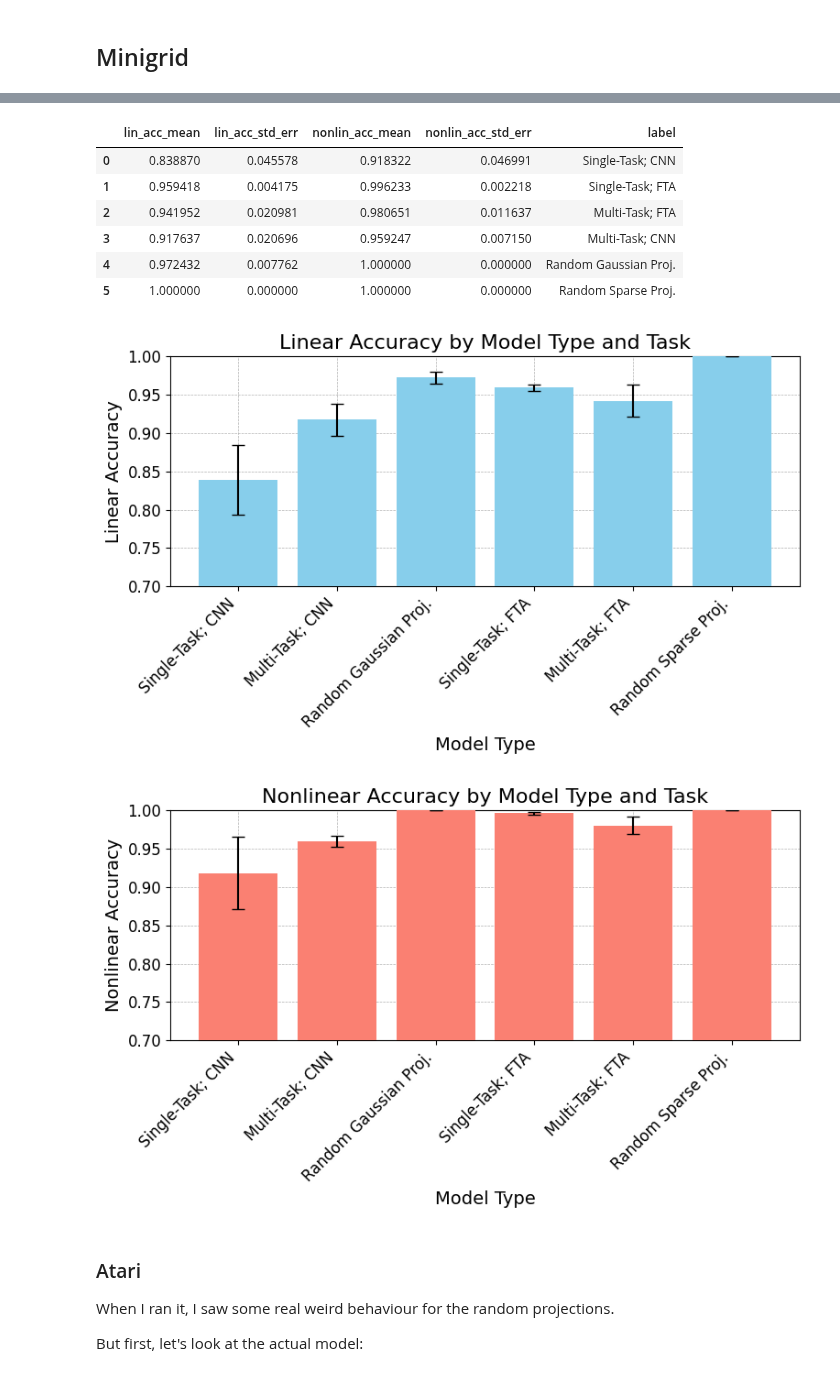
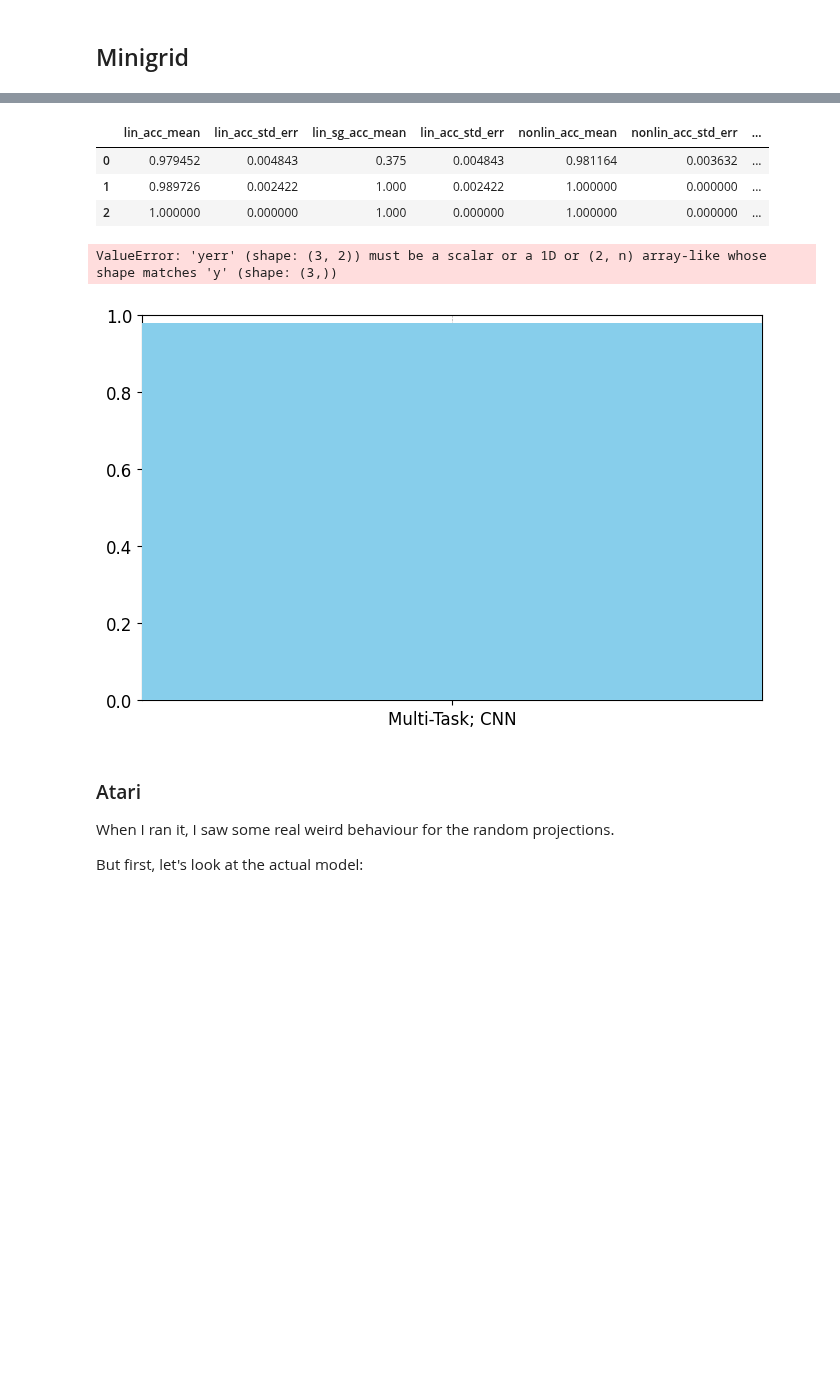
Before and after one commit to kevroi/discovery, a Jupyter notebook: discovery/class_analysis/load_results.ipynb, the cells around one changed output, grey strips where cells are left out. Drawn from its saved outputs; the diff is of its cells as text; code cells hidden in the pictures; blank space fills up the shorter version.

```diff
--- a/discovery/class_analysis/load_results.ipynb
+++ b/discovery/class_analysis/load_results.ipynb
@@ -93,7 +95,9 @@ def clean_df(df, label_mapping):
     df_clean = df.loc[:, (
         "multitask", "model_type",
         "lin_acc_mean", "lin_acc_std_err",
-        "nonlin_acc_mean", "nonlin_acc_std_err")]
+        "lin_sg_acc_mean", "lin_acc_std_err",
+        "nonlin_acc_mean", "nonlin_acc_std_err",
+        "nonlin_sg_acc_mean", "nonlin_sg_acc_std_err",)]
 
     df_clean["label"] = df_clean.apply(
         lambda row: label_mapping[(row["multitask"], row["model_type"])], axis=1
@@ -106,13 +110,10 @@ def clean_df(df, label_mapping):
 df_two_rooms_clean = clean_df(df_two_rooms, label_mapping)
 df_two_rooms_clean
 # %% [output]
-|  | lin_acc_mean | lin_acc_std_err | nonlin_acc_mean | nonlin_acc_std_err | label |
-| 0 | 0.838870 | 0.045578 | 0.918322 | 0.046991 | Single-Task; CNN |
-| 1 | 0.959418 | 0.004175 | 0.996233 | 0.002218 | Single-Task; FTA |
-| 2 | 0.941952 | 0.020981 | 0.980651 | 0.011637 | Multi-Task; FTA |
-| 3 | 0.917637 | 0.020696 | 0.959247 | 0.007150 | Multi-Task; CNN |
-| 4 | 0.972432 | 0.007762 | 1.000000 | 0.000000 | Random Gaussian Proj. |
-| 5 | 1.000000 | 0.000000 | 1.000000 | 0.000000 | Random Sparse Proj. |
+|  | lin_acc_mean | lin_acc_std_err | lin_sg_acc_mean | lin_acc_std_err | nonlin_acc_mean | nonlin_acc_std_err | ... |
+| 0 | 0.979452 | 0.004843 | 0.375 | 0.004843 | 0.981164 | 0.003632 | ... |
+| 1 | 0.989726 | 0.002422 | 1.000 | 0.002422 | 1.000000 | 0.000000 | ... |
+| 2 | 1.000000 | 0.000000 | 1.000 | 0.000000 | 1.000000 | 0.000000 | ... |
 # %%
 # Reorder DataFrame based on the specified order
 order = [
@@ -133,38 +134,42 @@ plt.rc('legend', fontsize=12)    # legend fontsize
 fig, ax = plt.subplots(figsize=(8, 5))
 
 ax.grid(True, which='both', linestyle='--', linewidth=0.5, zorder=0)
-ax.bar(df_two_rooms_clean['label'], df_two_rooms_clean['lin_acc_mean'],
-       yerr=df_two_rooms_clean['lin_acc_std_err'], capsize=5, color='skyblue',
+ax.bar(df_two_rooms_clean['label'],
+       df_two_rooms_clean['lin_acc_mean'],
+       yerr=df_two_rooms_clean['lin_acc_std_err'],
+       capsize=5, color='skyblue',
        zorder=3)
+
+ax.bar(df_two_rooms_clean['label'], df_two_rooms_clean['lin_acc_mean'],)
 
 ax.set_xlabel('Model Type')
 ax.set_ylabel('Linear Accuracy')
 ax.set_title('Linear Accuracy by Model Type and Task')
 ax.set_xticklabels(df_two_rooms_clean['label'], rotation=45, ha='right')
 ax.set_ylim(0.7, 1.0)
 
 plt.tight_layout()
 plt.show()
 
 # Plotting for nonlinear accuracy
 fig, ax = plt.subplots(figsize=(8, 5))
 
 ax.grid(True, which='both', linestyle='--', linewidth=0.5, zorder=0)
 ax.bar(df_two_rooms_clean['label'], df_two_rooms_clean['nonlin_acc_mean'],
        yerr=df_two_rooms_clean['nonlin_acc_std_err'], capsize=5, color='salmon',
        zorder=3)
 
 ax.set_xlabel('Model Type')
 ax.set_ylabel('Nonlinear Accuracy')
 ax.set_title('Nonlinear Accuracy by Model Type and Task')
 ax.set_xticklabels(df_two_rooms_clean['label'], rotation=45, ha='right')
 ax.set_ylim(0.7, 1.0)
 
 plt.tight_layout()
 plt.show()
 # %% [output]
+ValueError: 'yerr' (shape: (3, 2)) must be a scalar or a 1D or (2, n) array-like whose shape matches 'y' (shape: (3,))
-[figure, old version]
+[figure, new version]
-[figure, removed]
 # %% [markdown]
 ### Atari
 
```
Also changed, not shown: parts of 3 cells of this notebook, 4 other files.
